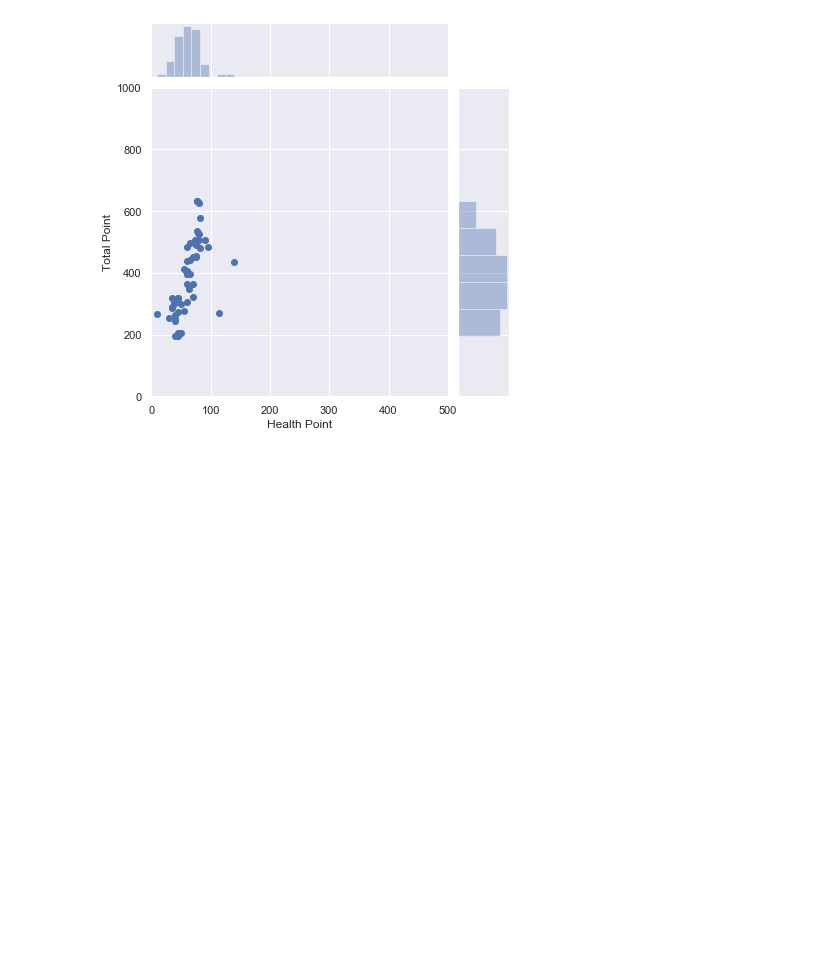
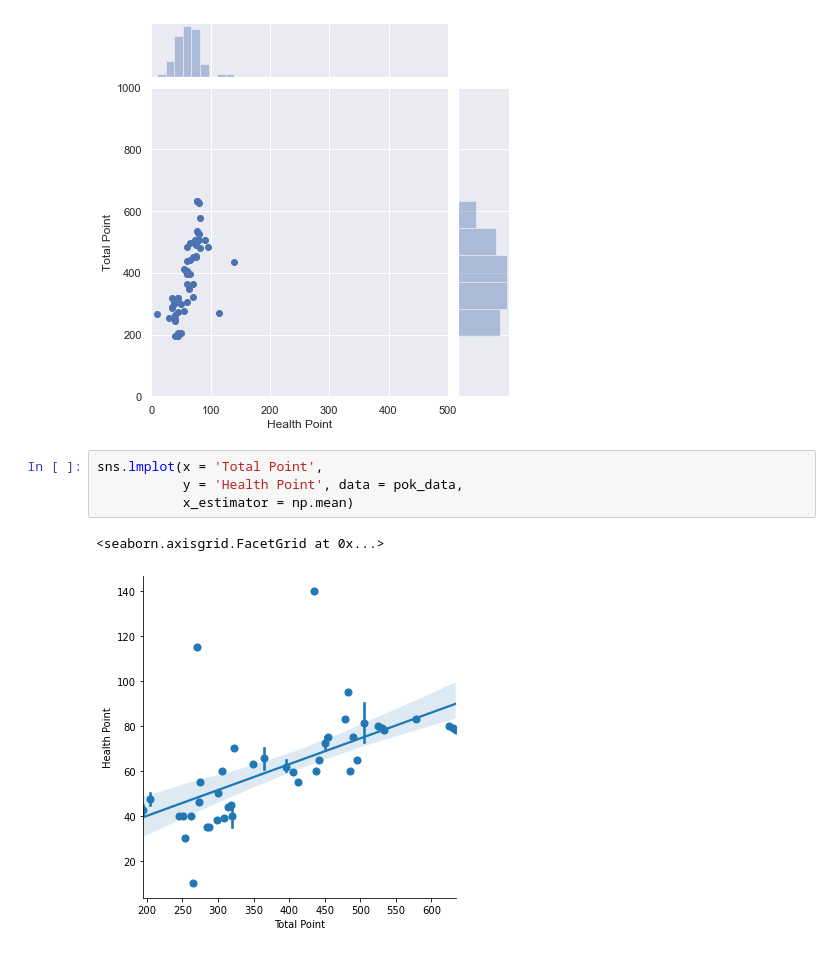
Before and after one commit to melwinmpk/python_datascience, a Jupyter notebook: Seaborn.ipynb, the cells around one changed output. Drawn from its saved outputs; the diff is of its cells as text; blank space fills up the shorter version.

Commit message:
Seaborn Complete

```diff
--- a/Seaborn.ipynb
+++ b/Seaborn.ipynb
@@ -93,3 +93,10 @@ sns.jointplot(x = 'Health Point', y = 'Total Point', data = pok_data, xlim= {0,5
 # %% [output]
 <seaborn.axisgrid.JointGrid at 0x...>
 [figure]
+# %%
+sns.lmplot(x = 'Total Point',
+           y = 'Health Point', data = pok_data,
+           x_estimator = np.mean)
+# %% [output]
+<seaborn.axisgrid.FacetGrid at 0x...>
+[figure, added]
```
Also changed, not shown: parts of 19 cells of this notebook, 1 other file.
